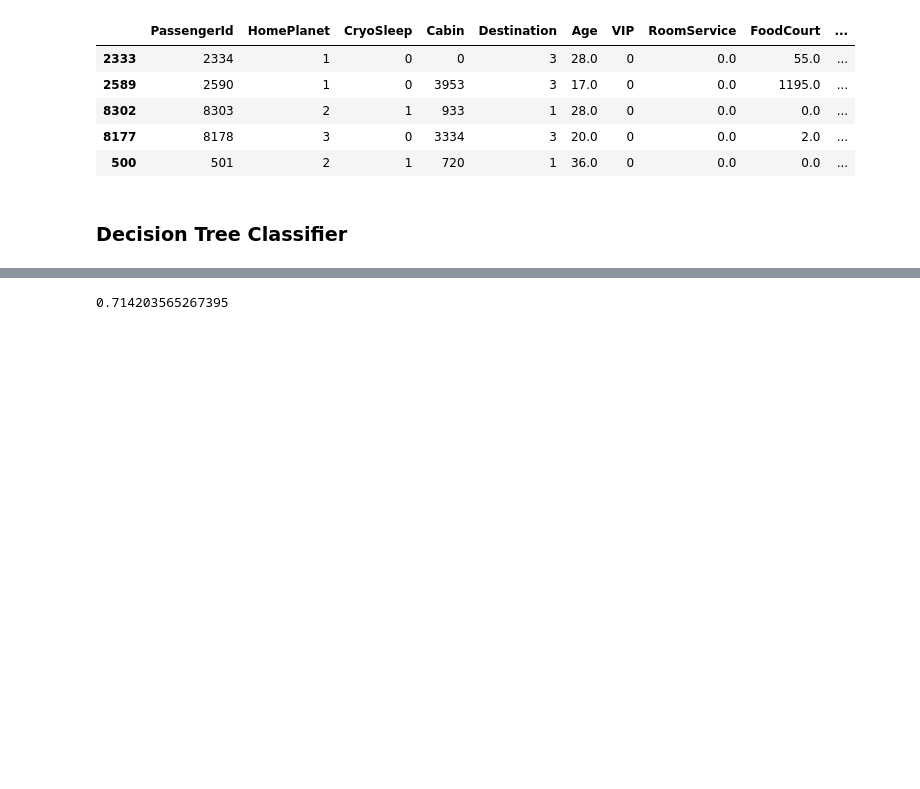
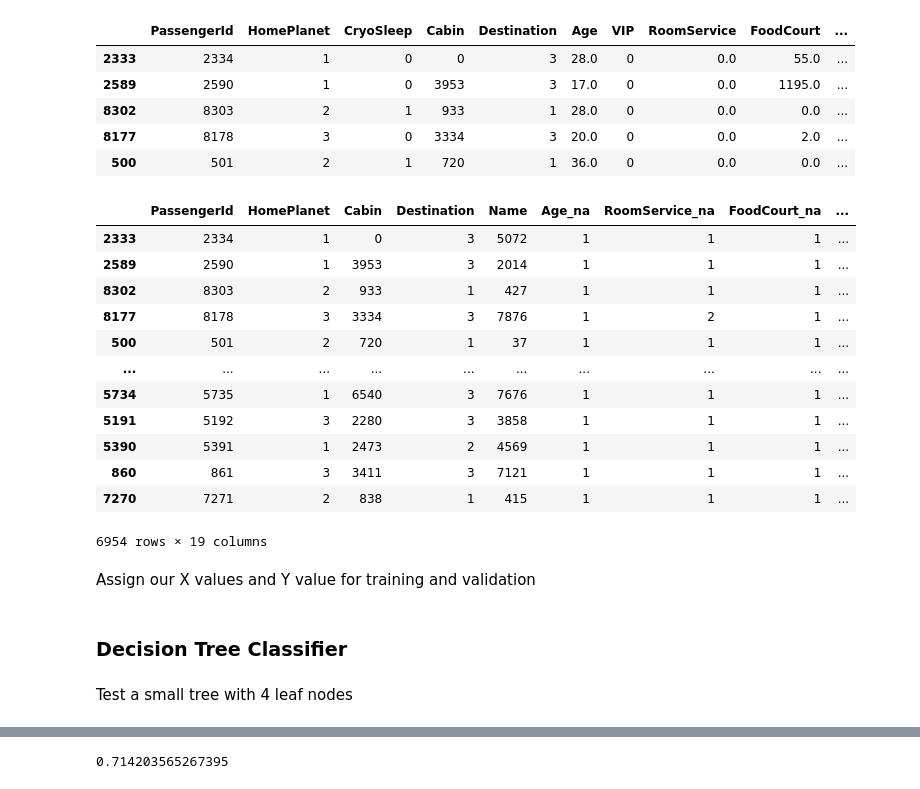
Before and after one commit to peterbull/spaceship-titanic, a Jupyter notebook: spaceship-titanic.ipynb, the cells around one changed output, grey strips where cells are left out. Saved outputs shown, nothing was run; the diff lists cells and outputs as text; code cells hidden in the pictures; blank space fills up the shorter version.

```diff
--- a/spaceship-titanic.ipynb
+++ b/spaceship-titanic.ipynb
@@ -216,11 +244,31 @@ to.items.head()
 | 8302 | 8303 | 2 | 1 | 933 | 1 | 28.0 | 0 | 0.0 | 0.0 | ... |
 | 8177 | 8178 | 3 | 0 | 3334 | 3 | 20.0 | 0 | 0.0 | 2.0 | ... |
 | 500 | 501 | 2 | 1 | 720 | 1 | 36.0 | 0 | 0.0 | 0.0 | ... |
+# %%
+to.train.xs
+# %% [output]
+|  | PassengerId | HomePlanet | Cabin | Destination | Name | Age_na | RoomService_na | FoodCourt_na | ... |
+| 2333 | 2334 | 1 | 0 | 3 | 5072 | 1 | 1 | 1 | ... |
+| 2589 | 2590 | 1 | 3953 | 3 | 2014 | 1 | 1 | 1 | ... |
+| 8302 | 8303 | 2 | 933 | 1 | 427 | 1 | 1 | 1 | ... |
+| 8177 | 8178 | 3 | 3334 | 3 | 7876 | 1 | 2 | 1 | ... |
+| 500 | 501 | 2 | 720 | 1 | 37 | 1 | 1 | 1 | ... |
+| ... | ... | ... | ... | ... | ... | ... | ... | ... | ... |
+| 5734 | 5735 | 1 | 6540 | 3 | 7676 | 1 | 1 | 1 | ... |
+| 5191 | 5192 | 3 | 2280 | 3 | 3858 | 1 | 1 | 1 | ... |
+| 5390 | 5391 | 1 | 2473 | 2 | 4569 | 1 | 1 | 1 | ... |
+| 860 | 861 | 3 | 3411 | 3 | 7121 | 1 | 1 | 1 | ... |
+| 7270 | 7271 | 2 | 838 | 1 | 415 | 1 | 1 | 1 | ... |
+6954 rows × 19 columns
+# %% [markdown]
+Assign our X values and Y value for training and validation
 # %%
 xs, y = to.train.xs, to.train.y
 valid_xs, valid_y = to.valid.xs, to.valid.y
 # %% [markdown]
 ### Decision Tree Classifier
+# %% [markdown]
+Test a small tree with 4 leaf nodes
 # %%
 m = DecisionTreeClassifier(max_leaf_nodes=4)
 m.fit(xs, y);
```
Also changed, not shown: parts of 30 cells of this notebook.
